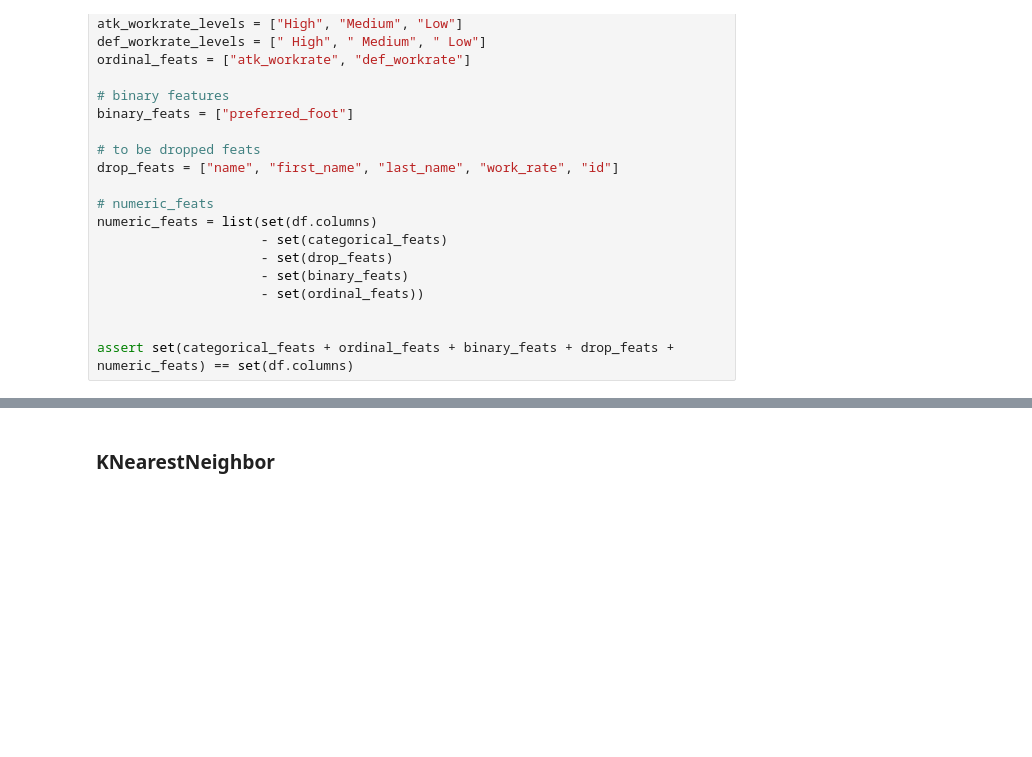
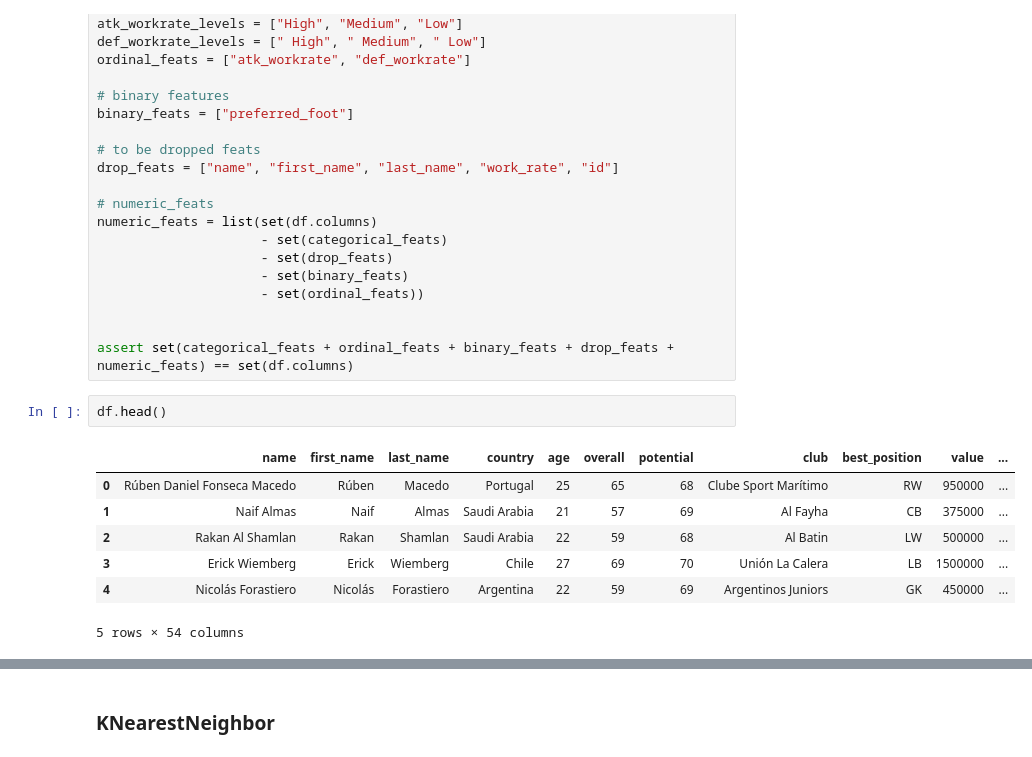
Before and after one commit to FIFA22-UT-REC/fifa22-ultimate-team-recommender, a Jupyter notebook: notebooks/finding-similars.ipynb, the cells around one changed output, grey strips where cells are left out. Saved outputs shown, nothing was run; the diff lists cells and outputs as text; blank space fills up the shorter version.

```diff
--- a/notebooks/finding-similars.ipynb
+++ b/notebooks/finding-similars.ipynb
@@ -135,6 +118,16 @@ numeric_feats = list(set(df.columns)
 
 
 assert set(categorical_feats + ordinal_feats + binary_feats + drop_feats + numeric_feats) == set(df.columns)
+# %%
+df.head()
+# %% [output]
+|  | name | first_name | last_name | country | age | overall | potential | club | best_position | value | ... |
+| 0 | Rúben Daniel Fonseca Macedo | Rúben | Macedo | Portugal | 25 | 65 | 68 | Clube Sport Marítimo | RW | 950000 | ... |
+| 1 | Naif Almas | Naif | Almas | Saudi Arabia | 21 | 57 | 69 | Al Fayha | CB | 375000 | ... |
+| 2 | Rakan Al Shamlan | Rakan | Shamlan | Saudi Arabia | 22 | 59 | 68 | Al Batin | LW | 500000 | ... |
+| 3 | Erick Wiemberg | Erick | Wiemberg | Chile | 27 | 69 | 70 | Unión La Calera | LB | 1500000 | ... |
+| 4 | Nicolás Forastiero | Nicolás | Forastiero | Argentina | 22 | 59 | 69 | Argentinos Juniors | GK | 450000 | ... |
+5 rows × 54 columns
 # %%
 # imports for preprocessing
 from sklearn.preprocessing import StandardScaler, OneHotEncoder, OrdinalEncoder
```
Also changed, not shown: parts of 10 cells of this notebook, 1 other file.
